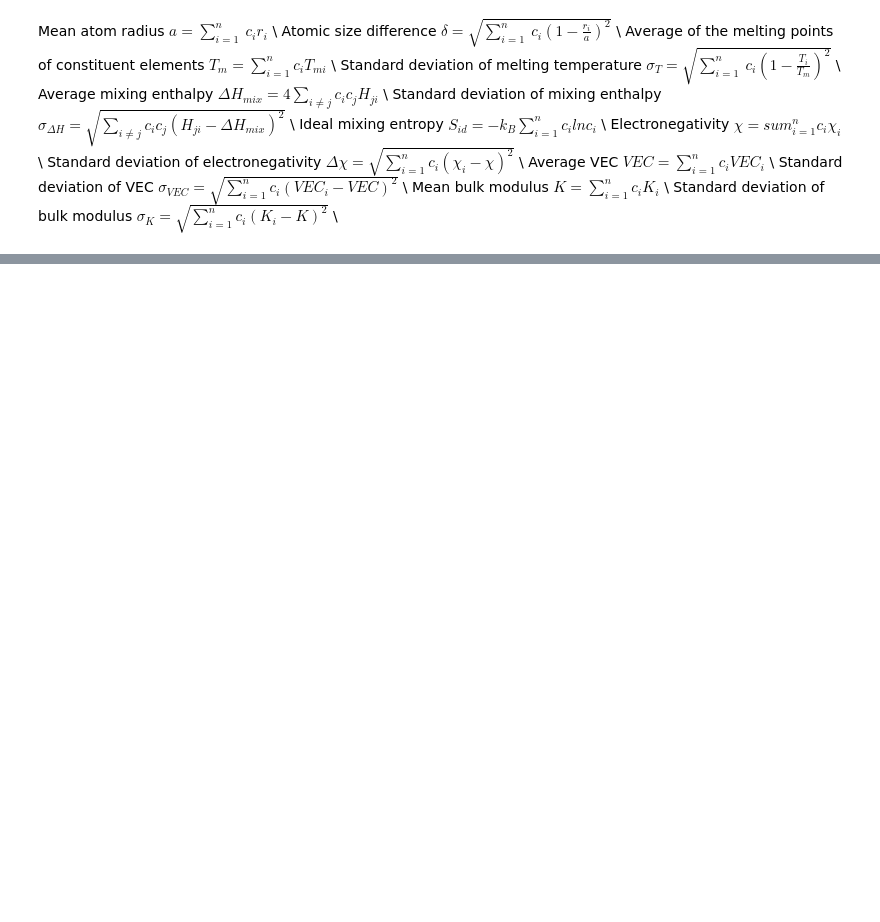
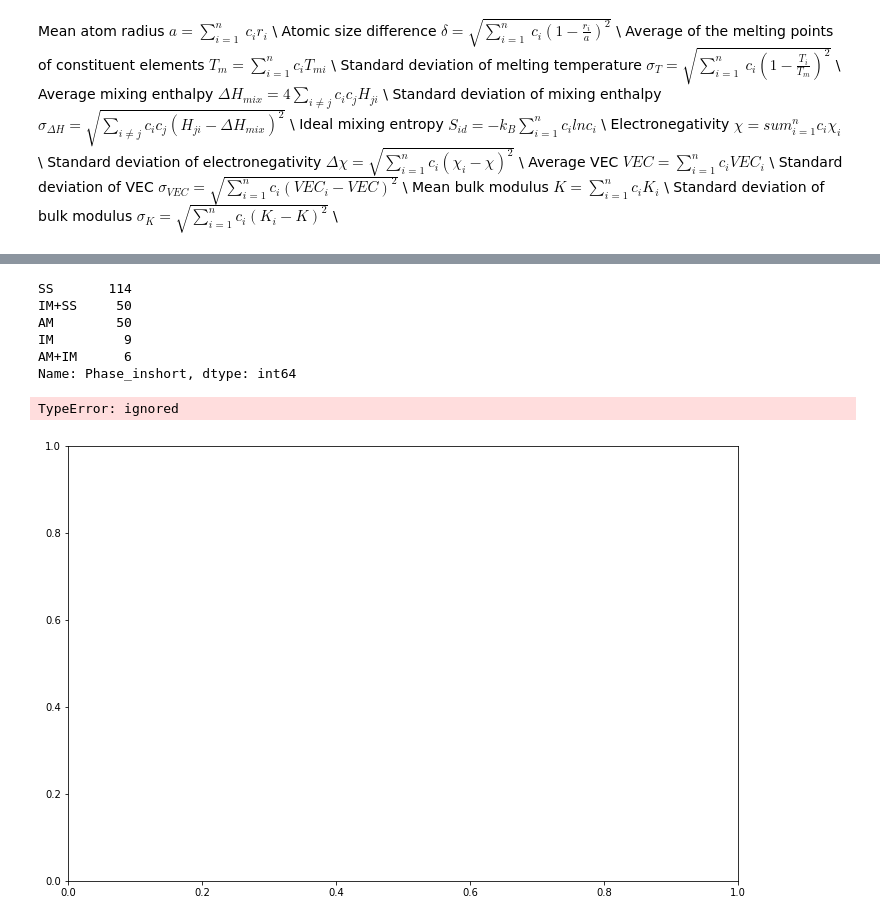
Before and after one commit to K-Domar/MyRepo, a Jupyter notebook: Homework4.ipynb, the cells around one changed output, grey strips where cells are left out. Drawn from its saved outputs; the diff is of its cells as text; code cells hidden in the pictures; blank space fills up the shorter version.

```diff
--- a/Homework4.ipynb
+++ b/Homework4.ipynb
@@ -46,3 +46,9 @@ hea.head()
 | 2 | AlB2 | 2 | Al B | 1 2 | 1.024000 | 0.281738 | 1876.490000 | 666.815837 | 0.000000 | 0.000000 | 0.636514 | ... |
 | 3 | B6Co2Nb2 | 3 | B Co Nb | 6 2 2 | 1.028000 | 0.253786 | 2312.400000 | 313.581632 | -41.440000 | 8.138784 | 0.950271 | ... |
 | 4 | HfB2 | 2 | Hf B | 1 2 | 1.072667 | 0.333118 | 2400.666667 | 74.481914 | -58.666667 | 3.456966 | 0.636514 | ... |
+# %%
+# creat and add new parameter omega
+
+omega = ((hea.Tm * hea.Sid) / abs(hea.Hmix)).replace(np.inf, 0)
+hea['omega'] = omega
+hea[hea.No == 5]
@@ -48,0 +81,20 @@ hea.head()
+# %%
+# high entropy alloy have a five or more component
+
+heas = pd.concat([hea[hea.No == 5], hea[hea.No == 6], hea[hea.No == 7], hea[hea.No == 8], hea[hea.No == 9]], ignore_index=True)
+heas.Phase_inshort.value_counts()
+# %% [output]
+SS       114
+IM+SS     50
+AM        50
+IM         9
+AM+IM      6
+Name: Phase_inshort, dtype: int64
+# %%
+fig, ax = plt.subplots(figsize=(12,8))
+for param, structure in heas.groupby('omega'):
+  structure.plot('delta', 'Phase_inshort', style='.', ax=ax);
+ax.grid();
+# %% [output]
+TypeError: ignored
+[figure, added]
```
Also changed, not shown: parts of 2 cells of this notebook.
